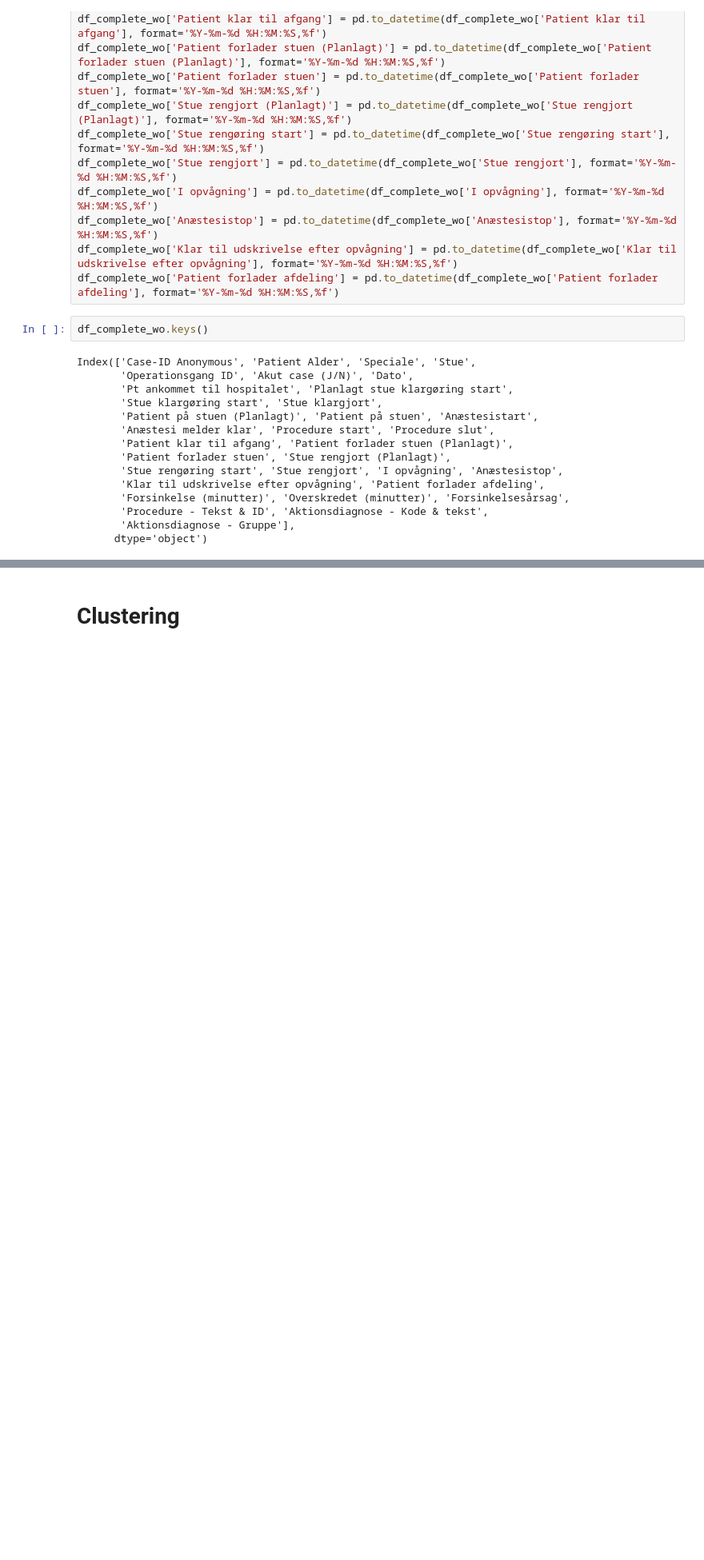
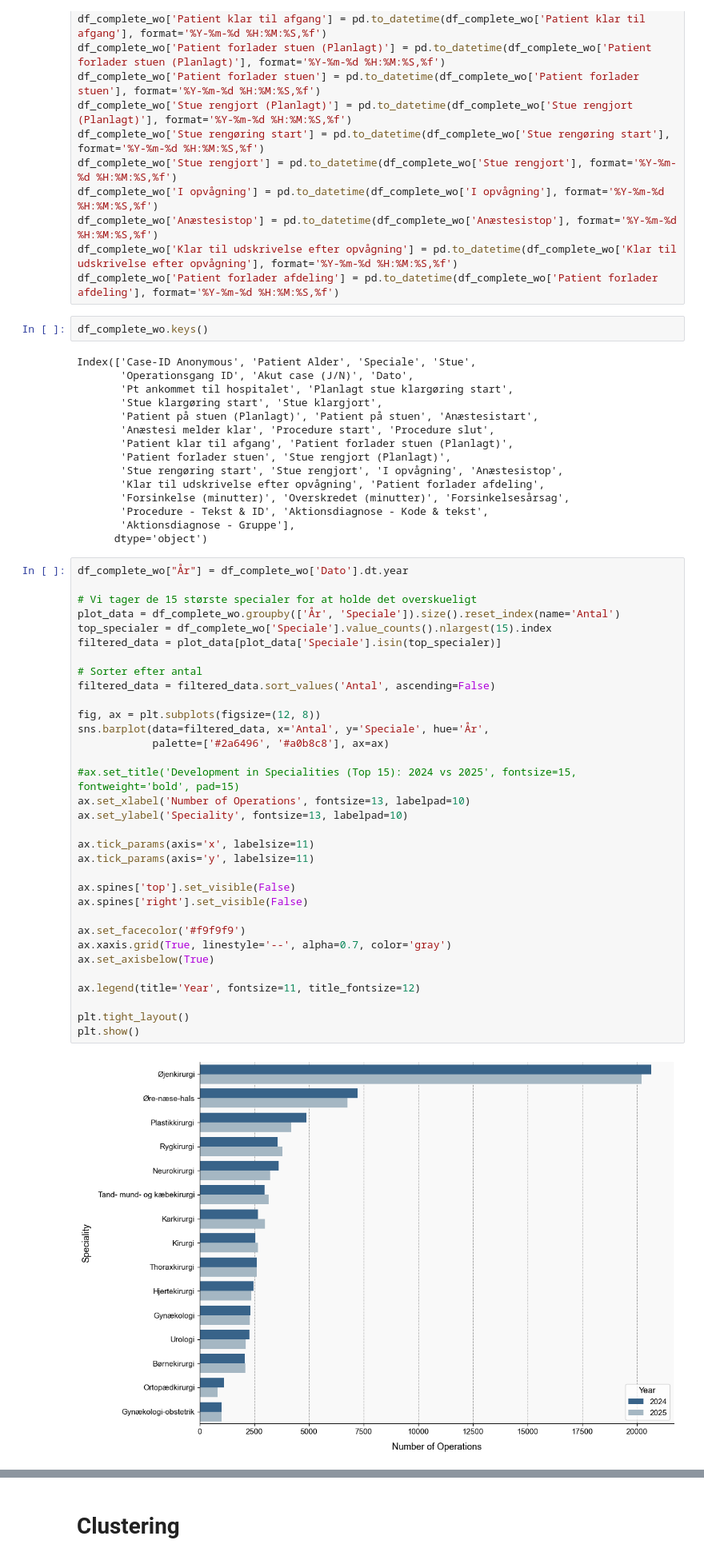
Before and after one commit to killermort9/AnalyticsToAction_Grop12, a Jupyter notebook: Signe.ipynb, the cells around one changed output, grey strips where cells are left out. Shown at 80% size. Drawn from its saved outputs; the diff is of its cells as text; blank space fills up the shorter version.

```diff
--- a/Signe.ipynb
+++ b/Signe.ipynb
@@ -66,3 +66,38 @@ Index(['Case-ID Anonymous', 'Patient Alder', 'Speciale', 'Stue',
        'Procedure - Tekst & ID', 'Aktionsdiagnose - Kode & tekst',
        'Aktionsdiagnose - Gruppe'],
       dtype='object')
+# %%
+df_complete_wo["År"] = df_complete_wo['Dato'].dt.year
+
+# Vi tager de 15 største specialer for at holde det overskueligt
+plot_data = df_complete_wo.groupby(['År', 'Speciale']).size().reset_index(name='Antal')
+top_specialer = df_complete_wo['Speciale'].value_counts().nlargest(15).index
+filtered_data = plot_data[plot_data['Speciale'].isin(top_specialer)]
+
+# Sorter efter antal
+filtered_data = filtered_data.sort_values('Antal', ascending=False)
+
+fig, ax = plt.subplots(figsize=(12, 8))
+sns.barplot(data=filtered_data, x='Antal', y='Speciale', hue='År',
+            palette=['#2a6496', '#a0b8c8'], ax=ax)
+
+#ax.set_title('Development in Specialities (Top 15): 2024 vs 2025', fontsize=15, fontweight='bold', pad=15)
+ax.set_xlabel('Number of Operations', fontsize=13, labelpad=10)
+ax.set_ylabel('Speciality', fontsize=13, labelpad=10)
+
+ax.tick_params(axis='x', labelsize=11)
+ax.tick_params(axis='y', labelsize=11)
+
+ax.spines['top'].set_visible(False)
+ax.spines['right'].set_visible(False)
+
+ax.set_facecolor('#f9f9f9')
+ax.xaxis.grid(True, linestyle='--', alpha=0.7, color='gray')
+ax.set_axisbelow(True)
+
+ax.legend(title='Year', fontsize=11, title_fontsize=12)
+
+plt.tight_layout()
+plt.show()
+# %% [output]
+[figure, added]
```
Also changed, not shown: parts of 7 cells of this notebook, 1 other file.
